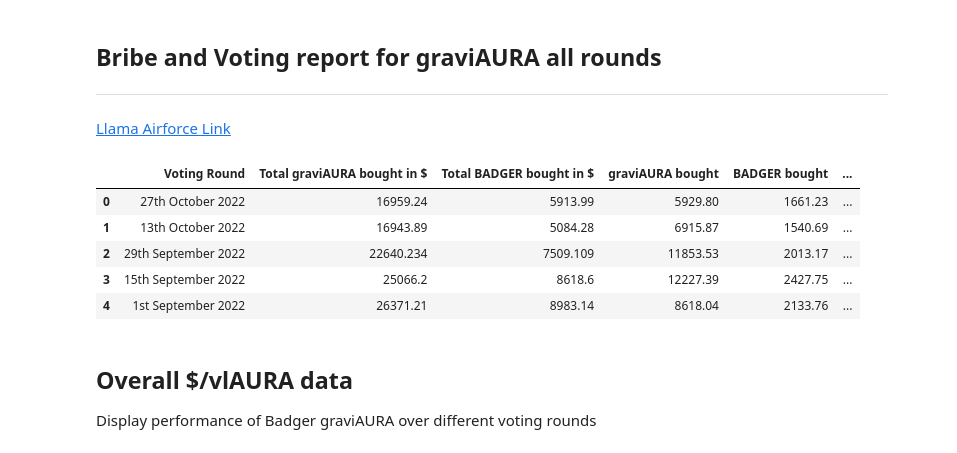
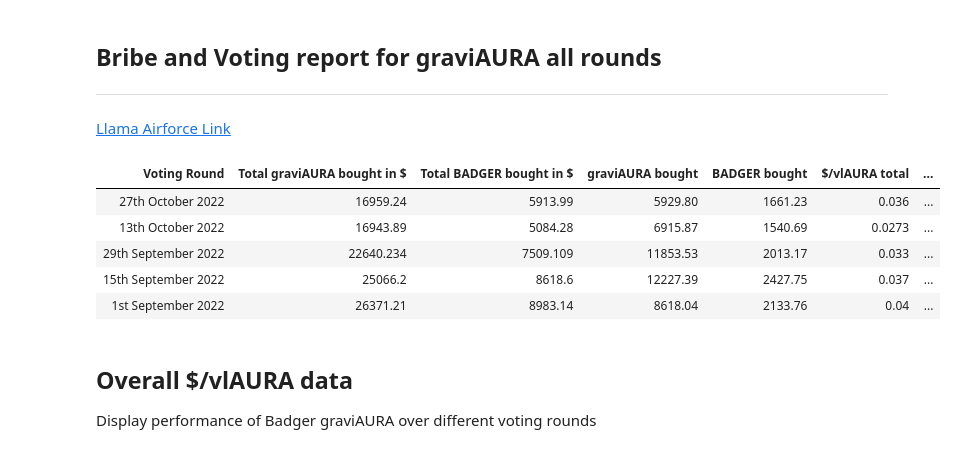
Before and after one commit to Badger-Finance/badger-influence-analytics, a Jupyter notebook: notebooks/aura_bribes/bribes_graviaura_research.ipynb, the cells around one changed output. Saved outputs shown, nothing was run; the diff lists cells and outputs as text; code cells hidden in the pictures.

Commit message:
chore: remove index from df display

```diff
--- a/notebooks/aura_bribes/bribes_graviaura_research.ipynb
+++ b/notebooks/aura_bribes/bribes_graviaura_research.ipynb
@@ -7,40 +7,42 @@
 # %%
 import matplotlib.pyplot as plt
 import numpy as np
 import pandas as pd
 import seaborn as sns
 from IPython.core.display_functions import display
+from IPython.display import HTML
 from matplotlib.lines import Line2D
+
 from notebooks.aura_bribes.aura_data import VOTING_ROUNDS
 
 %matplotlib inline
 sns.set_style('whitegrid')
 plt.rcParams['figure.figsize'] = 20, 10
 TABLE_COLUMNS = ["Voting Round", "Total graviAURA bought in $", "Total BADGER bought in $", "graviAURA bought", "BADGER bought",
                  "$/vlAURA total", "$/vlAURA pure bribes", "$/vlAURA Llama", "vlAURA difference"]
 
 data_rows = []
 for voting_round in VOTING_ROUNDS:
     llama_vlaura = voting_round['llama_vlaura']
     badger_vlaura = voting_round['$/vlAURA without pools']
     difference_with_llama = round(
         abs(badger_vlaura - llama_vlaura) / ((llama_vlaura + badger_vlaura) / 2) * 100, 3
     )
     data_rows.append([
         voting_round['round'], voting_round['total_graviaura_bought_in_$'], voting_round['total_badger_bought_in_$'],
         voting_round['amount_graviaura_bought'], voting_round['amount_badger_bought'], voting_round['$/vlAURA for total votes'],
         voting_round['$/vlAURA without pools'], voting_round['llama_vlaura'], f"{difference_with_llama}%"
     ])
 data_rows.reverse()
 dataframe = pd.DataFrame(data=data_rows, columns=TABLE_COLUMNS)
-display(dataframe)
+display(HTML(dataframe.to_html(index=False)))
 # %% [output]
-|  | Voting Round | Total graviAURA bought in $ | Total BADGER bought in $ | graviAURA bought | BADGER bought | ... |
-| 0 | 27th October 2022 | 16959.24 | 5913.99 | 5929.80 | 1661.23 | ... |
-| 1 | 13th October 2022 | 16943.89 | 5084.28 | 6915.87 | 1540.69 | ... |
-| 2 | 29th September 2022 | 22640.234 | 7509.109 | 11853.53 | 2013.17 | ... |
-| 3 | 15th September 2022 | 25066.2 | 8618.6 | 12227.39 | 2427.75 | ... |
-| 4 | 1st September 2022 | 26371.21 | 8983.14 | 8618.04 | 2133.76 | ... |
+| Voting Round | Total graviAURA bought in $ | Total BADGER bought in $ | graviAURA bought | BADGER bought | $/vlAURA total | ... |
+| 27th October 2022 | 16959.24 | 5913.99 | 5929.80 | 1661.23 | 0.036 | ... |
+| 13th October 2022 | 16943.89 | 5084.28 | 6915.87 | 1540.69 | 0.0273 | ... |
+| 29th September 2022 | 22640.234 | 7509.109 | 11853.53 | 2013.17 | 0.033 | ... |
+| 15th September 2022 | 25066.2 | 8618.6 | 12227.39 | 2427.75 | 0.037 | ... |
+| 1st September 2022 | 26371.21 | 8983.14 | 8618.04 | 2133.76 | 0.04 | ... |
 # %% [markdown]
 ## Overall $/vlAURA data
 
```
